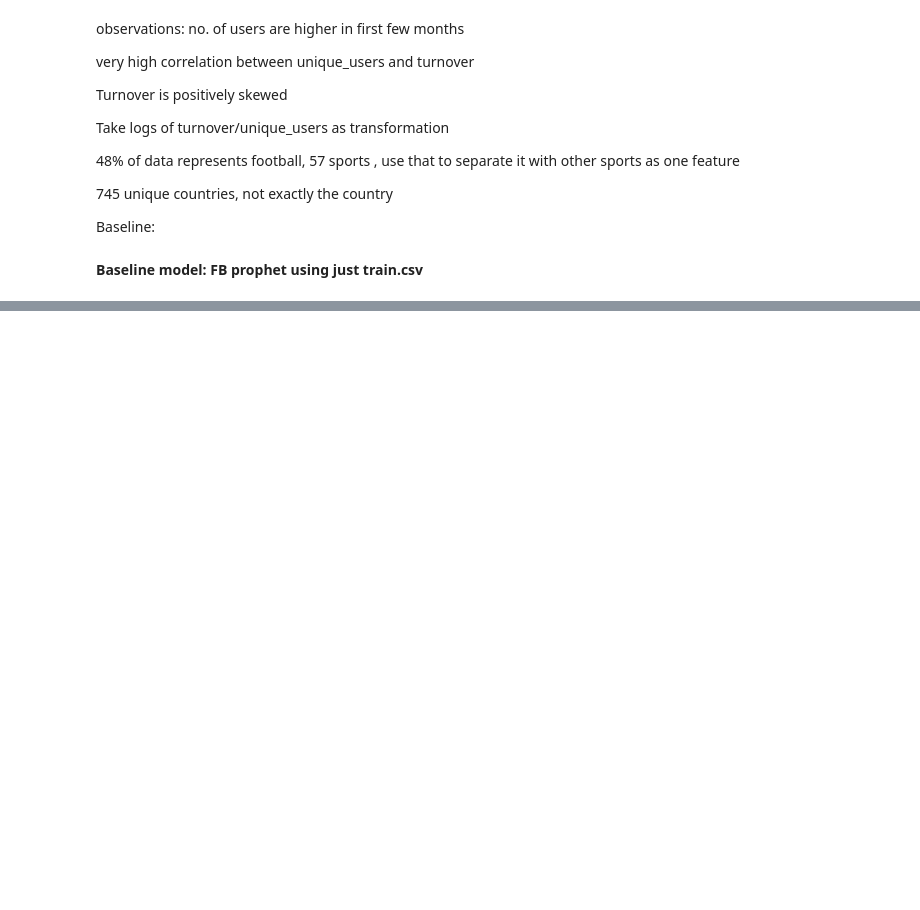
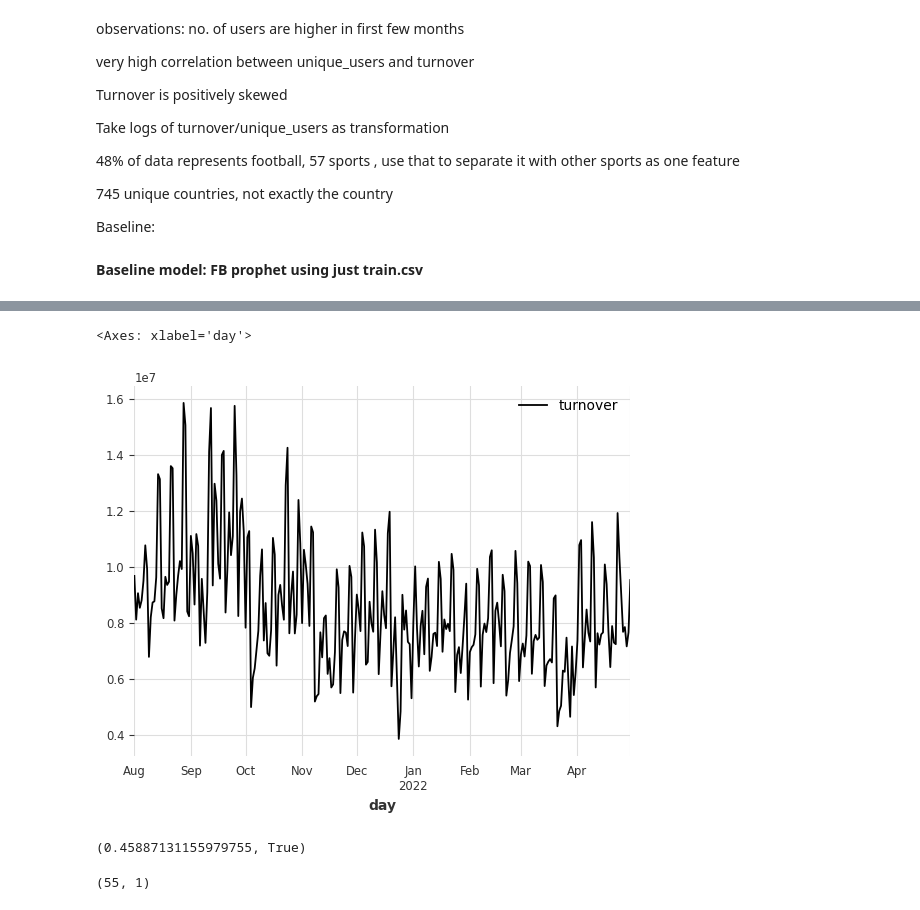
Before and after one commit to gauravgund/ML-Projects, a Jupyter notebook: Untitled21.ipynb, the cells around one changed output, grey strips where cells are left out. Saved outputs shown, nothing was run; the diff lists cells and outputs as text; code cells hidden in the pictures; blank space fills up the shorter version.

```diff
--- a/Untitled21.ipynb
+++ b/Untitled21.ipynb
@@ -202,0 +657,4 @@ See the caveats in the documentation: https://pandas.pydata.org/pandas-docs/stab
+# %%
+df_train = pd.read_csv('/content/gdrive/MyDrive/df_train.csv')
+#df_features_train= pd.read_csv('data/df_features_train.csv')
+#df_features_test= pd.read_csv('data/df_features_test.csv')
@@ -202,0 +740,4 @@ See the caveats in the documentation: https://pandas.pydata.org/pandas-docs/stab
+# %%
+df_train1 = df_train[['day', 'turnover']]
+# %%
+df_train1['day'] = pd.to_datetime(df_train1['day'])
@@ -204,0 +878,3 @@ See the caveats in the documentation: https://pandas.pydata.org/pandas-docs/stab
+# %%
+df_train1['day'] = pd.to_datetime(df_train1['day'])
+df_train1.set_index('day', inplace= True)
@@ -204,0 +889,12 @@ See the caveats in the documentation: https://pandas.pydata.org/pandas-docs/stab
+# %%
+df_train1.plot()
+# %% [output]
+<Axes: xlabel='day'>
+[figure, added]
+# %%
+from pmdarima.arima import ADFTest
+
+adf_test = ADFTest(alpha=0.05)
+adf_test.should_diff(df_train1)
+# %% [output]
+(0.45887131155979755, True)
@@ -204,0 +903,4 @@ See the caveats in the documentation: https://pandas.pydata.org/pandas-docs/stab
+# %%
+test.shape
+# %% [output]
+(55, 1)
```
Also changed, not shown: parts of 126 cells of this notebook.
